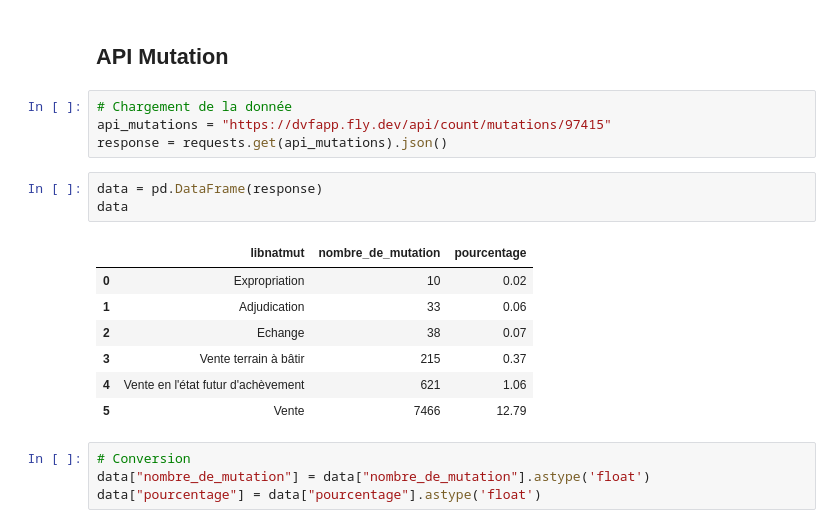
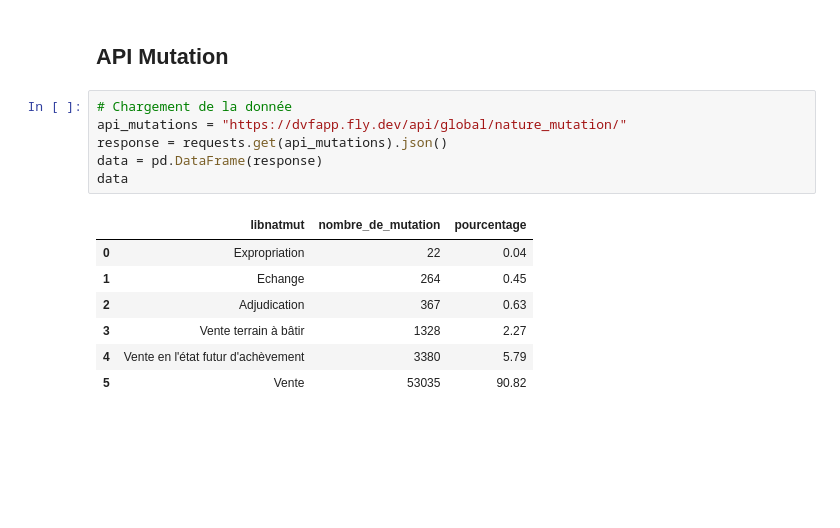
Before and after one commit to IsmaelSaid/Demande-de-valeurs-foncieres, a Jupyter notebook: EDA/EDA.ipynb, the cells around one changed output. Cells and saved outputs as stored; diff of their text form; blank space fills up the shorter version.

```diff
--- a/EDA/EDA.ipynb
+++ b/EDA/EDA.ipynb
@@ -10,20 +10,15 @@ sns.set_theme()
 ## **API Mutation**
 # %%
 # Chargement de la donnée
-api_mutations = "https://dvfapp.fly.dev/api/count/mutations/97415"
+api_mutations = "https://dvfapp.fly.dev/api/global/nature_mutation/"
 response = requests.get(api_mutations).json()
+data = pd.DataFrame(response)
+data
+# %% [output]
+|  | libnatmut | nombre_de_mutation | pourcentage |
+| 0 | Expropriation | 22 | 0.04 |
+| 1 | Echange | 264 | 0.45 |
+| 2 | Adjudication | 367 | 0.63 |
+| 3 | Vente terrain à bâtir | 1328 | 2.27 |
+| 4 | Vente en l'état futur d'achèvement | 3380 | 5.79 |
+| 5 | Vente | 53035 | 90.82 |
-# %%
-data = pd.DataFrame(response)
-data
-# %% [output]
-|  | libnatmut | nombre_de_mutation | pourcentage |
-| 0 | Expropriation | 10 | 0.02 |
-| 1 | Adjudication | 33 | 0.06 |
-| 2 | Echange | 38 | 0.07 |
-| 3 | Vente terrain à bâtir | 215 | 0.37 |
-| 4 | Vente en l'état futur d'achèvement | 621 | 1.06 |
-| 5 | Vente | 7466 | 12.79 |
-# %%
-# Conversion
-data["nombre_de_mutation"] = data["nombre_de_mutation"].astype('float')
-data["pourcentage"] = data["pourcentage"].astype('float')
```
Also changed, not shown: parts of 10 cells of this notebook, 2 other files.
